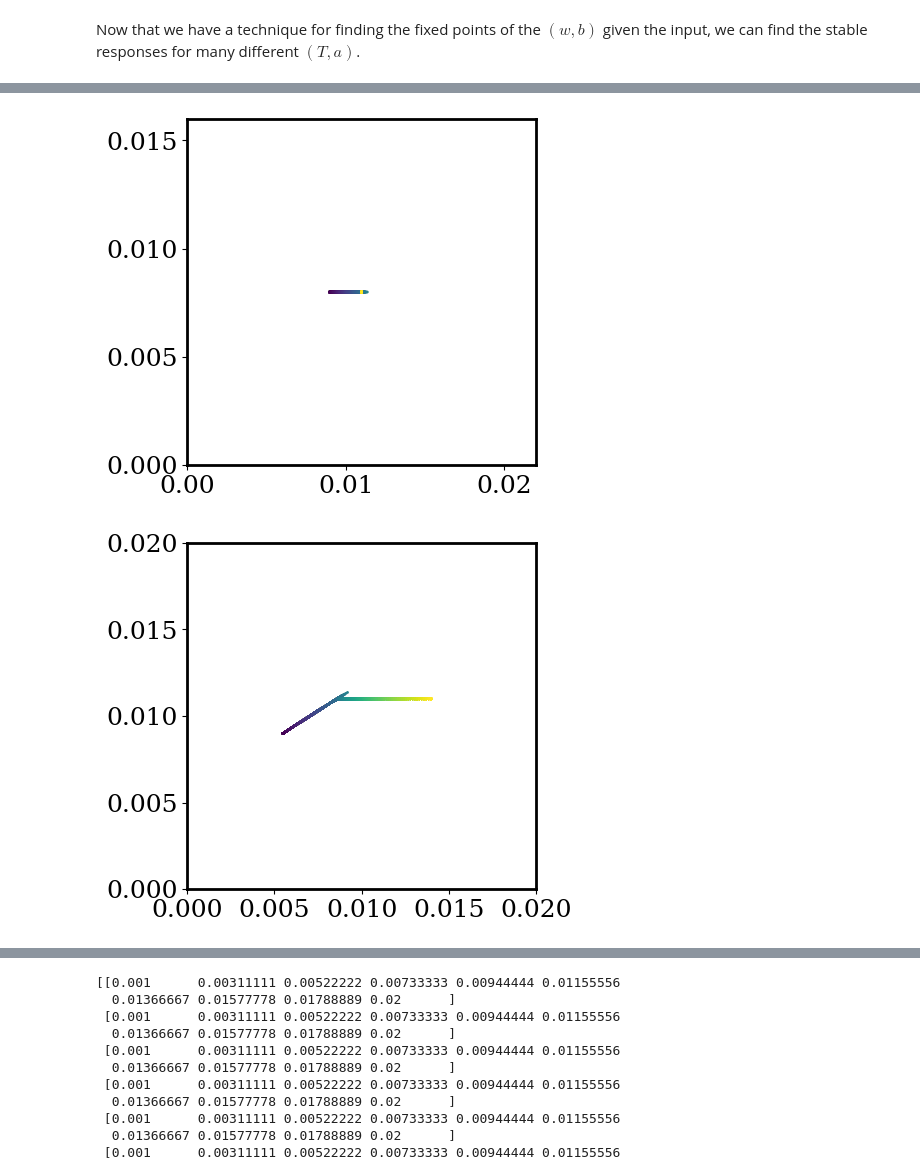
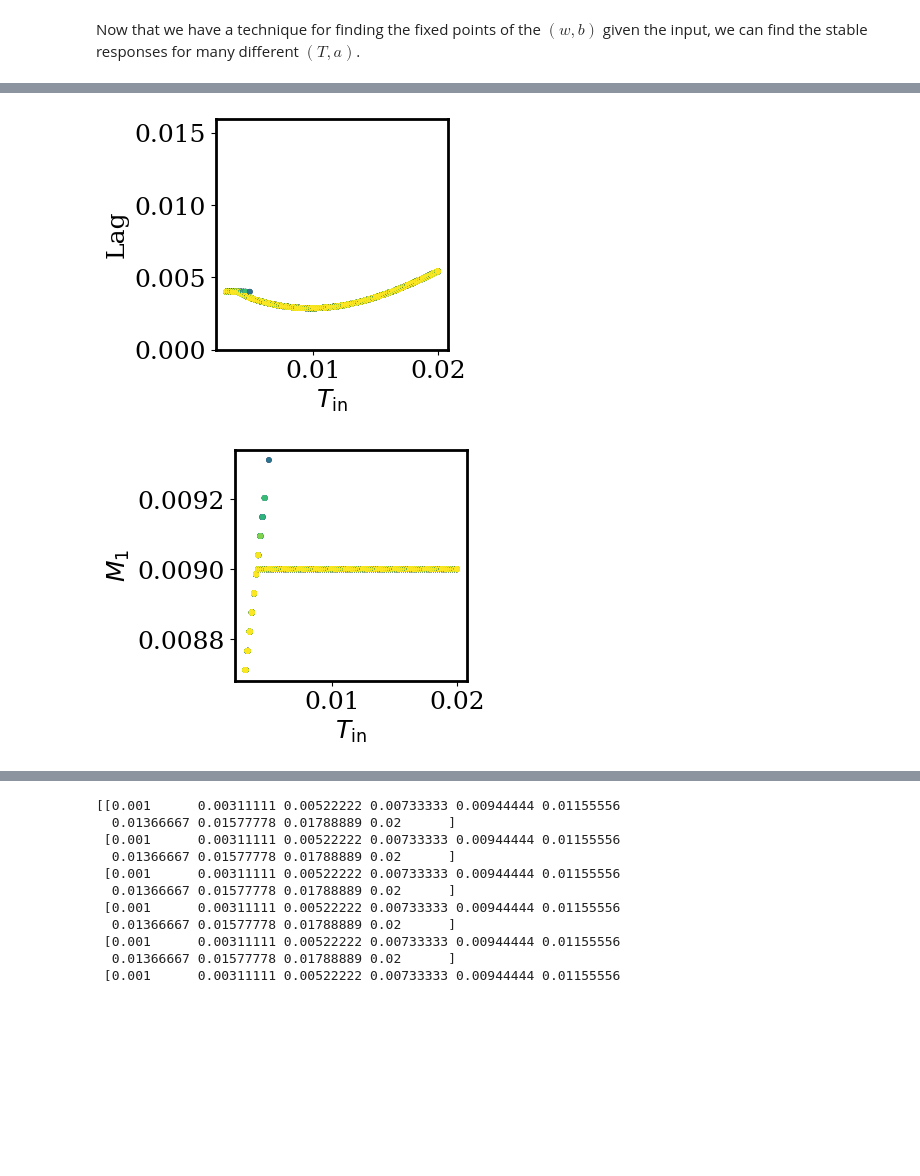
Before and after one commit to davidgbe/automated_plasticity_discovery, a Jupyter notebook: moment_control.ipynb, the cells around one changed output, grey strips where cells are left out. Saved outputs shown, nothing was run; the diff lists cells and outputs as text; code cells hidden in the pictures; blank space fills up the shorter version.

```diff
--- a/moment_control.ipynb
+++ b/moment_control.ipynb
@@ -1180,29 +1425,81 @@ print(fixed_points)
 # %%
-# print(fixed_points[:, 0].max())
-# print(fixed_points[:, 1].max())
 I1, I2 = comp_integrals(fixed_points[:, 0], fixed_points[:, 1], a.flatten()[valid_solns_mask], T.flatten()[valid_solns_mask])
 lags, peaks = comp_lags_and_peaks(fixed_points[:, 0], fixed_points[:, 1], a.flatten()[valid_solns_mask], T.flatten()[valid_solns_mask])
 print(lags.argmax())
 
+derivs = comp_derivatives(np.array(fixed_points[:, 0]), np.array(fixed_points[:, 1]), a.flatten()[valid_solns_mask], T.flatten()[valid_solns_mask],
+                          w_coef_I1=w_coef_I1, w_coef_I2=w_coef_I2, b_coef_I1=b_coef_I1, b_coef_I2=b_coef_I2)
+derivs = np.array(derivs)
+derivs = derivs.reshape(2, 2, derivs.shape[1])
+
+stable_count = 0
+stable = np.zeros(fixed_points.shape[0])
+
+for k in range(derivs.shape[-1]):
+    derivs_k = derivs[..., k]
+    if not np.isnan(derivs_k).any():
+        eigen_vals = np.linalg.eig(derivs[..., k])[0]
+        if (eigen_vals < 0).all() and not np.isclose(eigen_vals, 0).any():
+            stable_count += 1
+            stable[k] = 1
+
+print('stable_count', stable_count)
+stable_colors = ['blue' if i == 1 else 'red' for i in stable]
+
+# derivs = np.array([[-derivs[0], -derivs[1]], [derivs[2], derivs[3]]])
+# print(np.linalg.eig(derivs))
+
+
+
 print(fixed_points[lags.argmax(), :])
 
-scale = 1.5
+scale = 1
 fig, axs = plt.subplots(1, 1, figsize=(3 * scale, 3 * scale))
 
-axs.scatter(I1, I2, s=1, c=T.flatten()[valid_solns_mask])
-axs.set_xlim(0, 2 * b_set)
-axs.set_ylim(0, 2 * w_set)
+axs.scatter(T.flatten()[valid_solns_mask], lags, c=a.flatten()[valid_solns_mask], s=10)
+axs.set_ylim(0, 0.016)
+# axs.set_ylim(0, 2 * w_set)
+axs.set_xlabel(r'$T_{\rm in}$')
+axs.set_ylabel(r'Lag')
 
-scale = 1.5
+scale = 1
 fig, axs = plt.subplots(1, 1, figsize=(3 * scale, 3 * scale))
 
-axs.scatter(lags, I1, s=1, c=T.flatten()[valid_solns_mask])
+axs.scatter(T.flatten()[valid_solns_mask], I1, c=a.flatten()[valid_solns_mask], s=10)
 lag_max = 0.02
 lag_min = 0
 I1_max = 0.02
 I1_min = 0
-axs.set_ylim(I1_min, I1_max)
-axs.set_xlim(lag_min, lag_max)
+# axs.set_ylim(I1_min, I1_max)
+# axs.set_xlim(lag_min, lag_max)
+axs.set_xlabel(r'$T_{\rm in}$')
+axs.set_ylabel(r'$M_1$')
+
+scale = 1
+fig, axs = plt.subplots(1, 1, figsize=(3 * scale, 3 * scale))
+
+axs.scatter(T.flatten()[valid_solns_mask], I2, c=a.flatten()[valid_solns_mask], s=10)
+lag_max = 0.02
+lag_min = 0
+I1_max = 0.02
+I1_min = 0
+# axs.set_ylim(I1_min, I1_max)
+# axs.set_xlim(lag_min, lag_max)
+axs.set_xlabel(r'$T_{\rm in}$')
+axs.set_ylabel(r'$M_2$')
+
+scale = 1
+fig, axs = plt.subplots(1, 1, figsize=(3 * scale, 3 * scale))
+
+axs.scatter(T.flatten()[valid_solns_mask], a.flatten()[valid_solns_mask], c=stable_colors, s=10)
+lag_max = 0.02
+lag_min = 0
+I1_max = 0.02
+I1_min = 0
+# axs.set_ylim(I1_min, I1_max)
+# axs.set_xlim(lag_min, lag_max)
+axs.set_xlabel(r'$T_{\rm in}$')
+axs.set_ylabel(r'$a_{\rm in}$')
 
 tiling_size = 60
 density = np.zeros((tiling_size, tiling_size))
@@ -1213,7 +1510,7 @@ for lag, i1 in zip(lags, I1):
 
 density = density / density.sum()
 
-scale = 1.5
+scale = 1
 fig, axs = plt.subplots(1, 1, figsize=(3 * scale, 3 * scale))
 cbar = axs.matshow(density, cmap='hot', origin='lower', vmin=0)
 axs.set_xticks([0, tiling_size - 1])
@@ -1221,6 +1518,8 @@ axs.set_xticklabels([lag_min, lag_max])
 axs.set_yticks([0, tiling_size - 1])
 axs.set_yticklabels([I1_min, I1_max])
 fig.colorbar(cbar, fraction=0.046, pad=0.04)
+axs.set_xlabel('Lag')
+axs.set_ylabel(r'$M_1$')
 
 print(np.var(lags), np.var(peaks))
 # %% [output]
@@ -1230,2 +1530,2 @@ print(np.var(lags), np.var(peaks))
-[figure, old version]
+[figure, new version]
-[figure, old version]
+[figure, new version]
```
Also changed, not shown: parts of 37 cells of this notebook.
